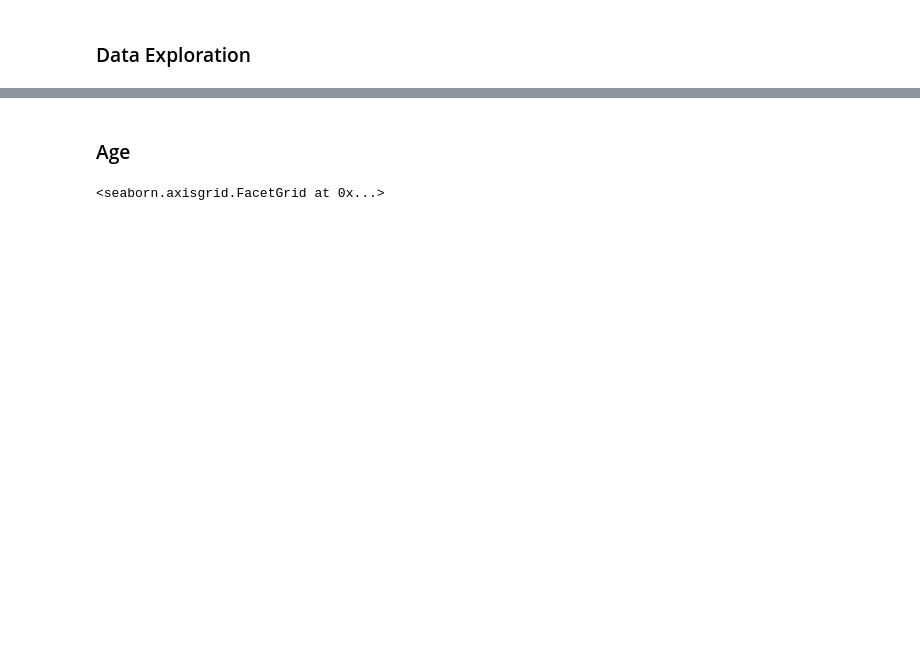
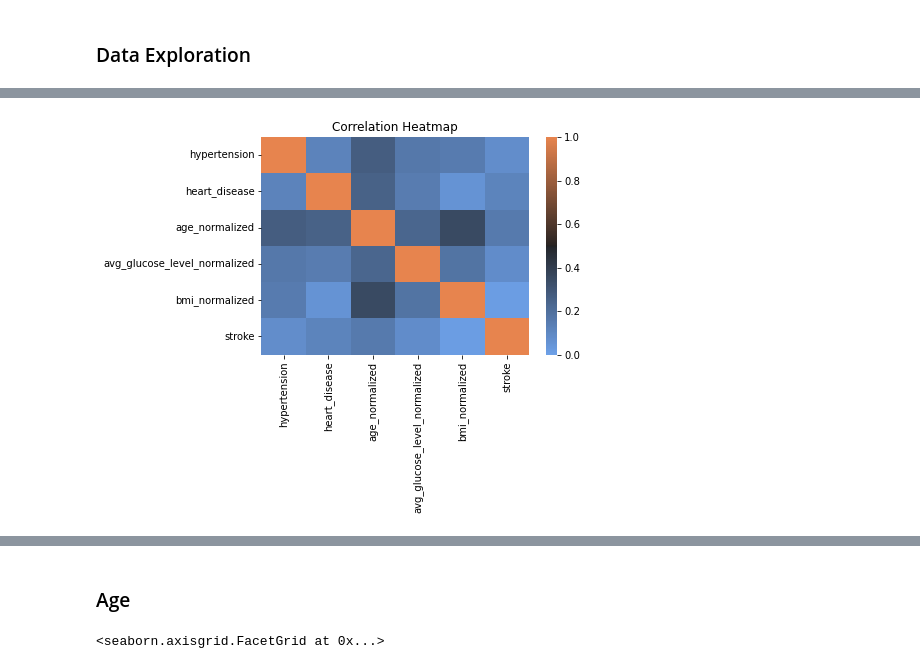
Before and after one commit to sadayas/strokerisks, a Jupyter notebook: Stroke_Data_Exploration.ipynb, the cells around one changed output, grey strips where cells are left out. Saved outputs shown, nothing was run; the diff lists cells and outputs as text; code cells hidden in the pictures; blank space fills up the shorter version.

```diff
--- a/Stroke_Data_Exploration.ipynb
+++ b/Stroke_Data_Exploration.ipynb
@@ -409,3 +445,8 @@ stroke_df = df.loc[df['stroke'] == 1]
+# %%
+norm_viz_df = df.drop(columns={'age', 'bmi','avg_glucose_level'})
+norm_viz_df = norm_viz_df[['gender', 'hypertension', 'heart_disease', 'ever_married', 'work_type',
+       'Residence_type', 'smoking_status', 'age_normalized',
+       'avg_glucose_level_normalized', 'bmi_normalized','stroke']]
 # %% [markdown]
 ### Data Exploration
 # %%
@@ -416,0 +459,10 @@ heatmap.set_title('Correlation Heatmap');
+# %%
+# heatmap with normalized data
+color = sns.diverging_palette(250, 30, l=65, center="dark", as_cmap=True)
+
+
+heatmap = sns.heatmap(norm_viz_df.corr(), vmin=0, vmax=1, cmap=color)
+
+heatmap.set_title('Correlation Heatmap');
+# %% [output]
+[figure, added]
```
Also changed, not shown: parts of 10 cells of this notebook, 4 other files.
